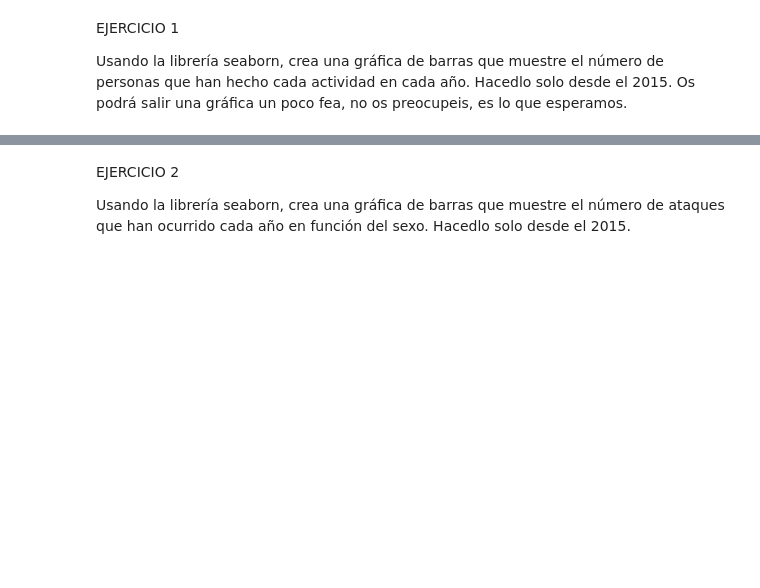
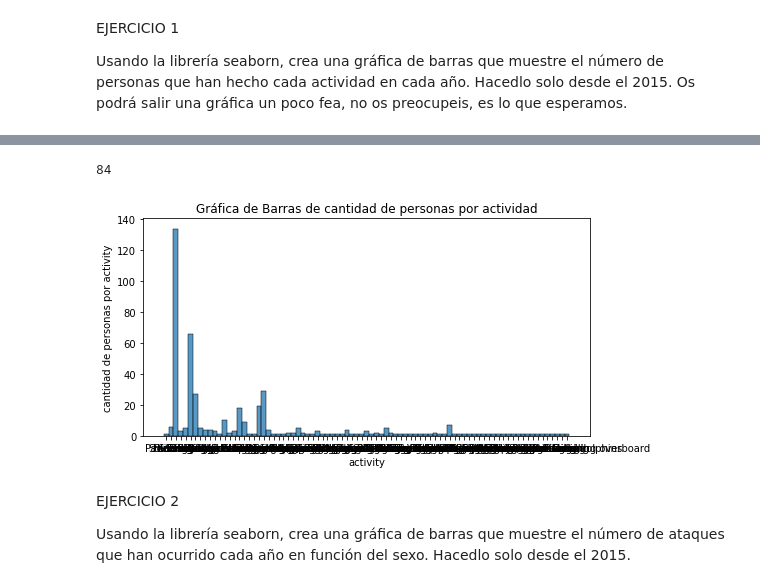
Before and after one commit to Adalab/DA-promo-b-modulo-2-sprint-1-Anais-Ana-Yadira, a Jupyter notebook: visualización/pair-programmin-vizualizacion-3-seaborn/pair-programmin-vizualizacion-3-seaborn.ipynb, the cells around one changed output, grey strips where cells are left out. Saved outputs shown, nothing was run; the diff lists cells and outputs as text; code cells hidden in the pictures; blank space fills up the shorter version.

```diff
--- a/visualización/pair-programmin-vizualizacion-3-seaborn/pair-programmin-vizualizacion-3-seaborn.ipynb
+++ b/visualización/pair-programmin-vizualizacion-3-seaborn/pair-programmin-vizualizacion-3-seaborn.ipynb
@@ -11,0 +47,3 @@ Usando la librería seaborn, crea una gráfica de barras que muestre el número
+# %%
+df_2015= df[df["year"]>=2015]
+df_2015
@@ -12,3 +64,15 @@ Usando la librería seaborn, crea una gráfica de barras que muestre el número
+# %%
+df_2015["activity"].unique().size
+# %% [output]
+84
+# %%
+plt.figure(figsize =(8,4))
+fig = sns.histplot(x='activity', data = df_2015, bins=84)
+fig.set(xlabel='activity', ylabel = 'cantidad de personas por activity')
+fig.set_title('Gráfica de Barras de cantidad de personas por actividad' )
+plt.show()
+# %% [output]
+[figure, added]
 # %% [markdown]
 EJERCICIO 2
 
```
Also changed, not shown: parts of 15 cells of this notebook.
